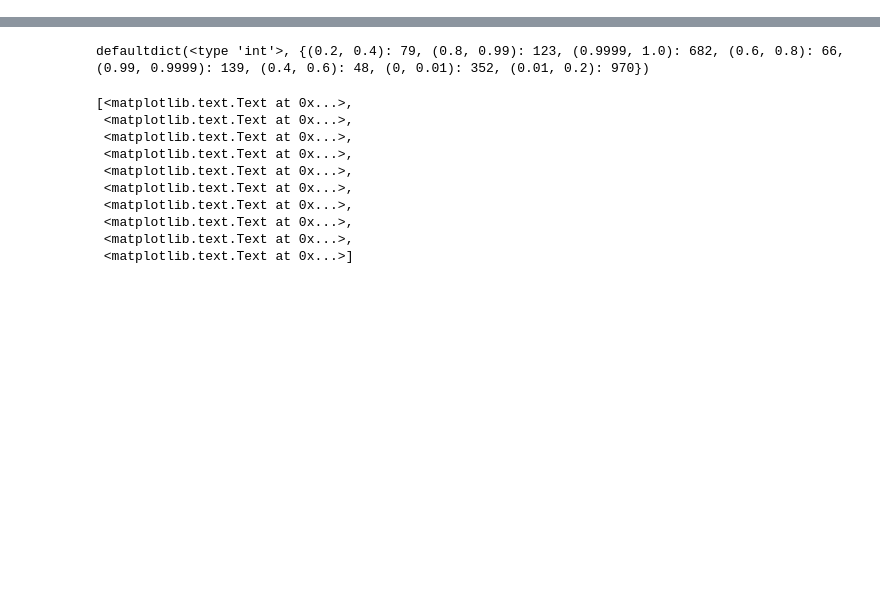
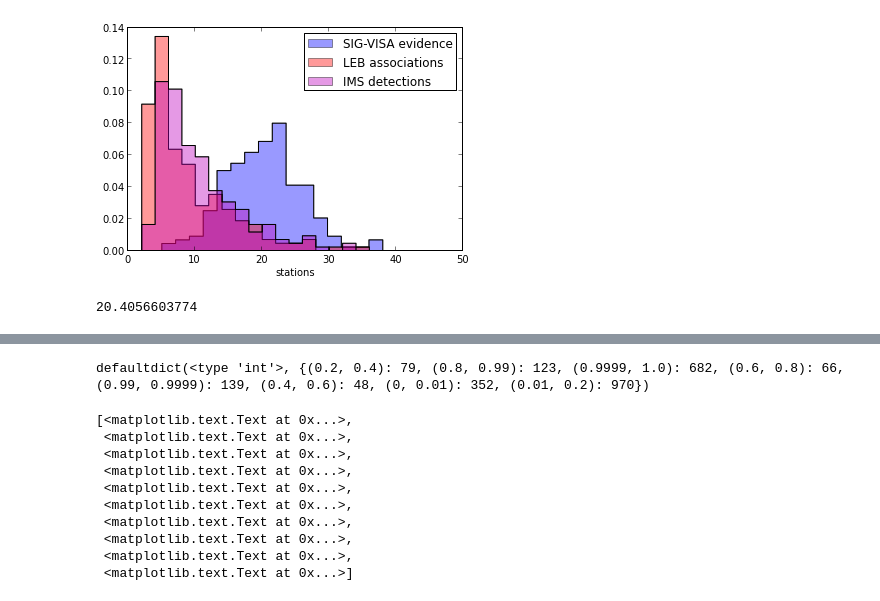
Before and after one commit to davmre/sigvisa, a Jupyter notebook: sigvisa model sensitivity.ipynb, the cells around one changed output, grey strips where cells are left out. Drawn from its saved outputs; the diff is of its cells as text; code cells hidden in the pictures; blank space fills up the shorter version.

```diff
--- a/sigvisa model sensitivity.ipynb
+++ b/sigvisa model sensitivity.ipynb
@@ -179,0 +275,28 @@ calib_assoc, calib_passoc, calib_ims, calib_leb, calib_sel3 = tally_results(cali
+# %%
+from sigvisa.plotting.histogram import plot_histogram
+
+def compare_tallied_methods(ans):
+    figure()
+    ax=gca()
+    plot_histogram(ans['assoc'].values(), axes=ax, label='SIG-VISA evidence', draw_stats=False, normed=True, bin_size=2, histtype='stepfilled',alpha=0.4)
+    plot_histogram(ans['assoc'].values(), axes=ax, draw_stats=False, normed=True, bin_size=2, histtype='step',alpha=1, edgecolor='black')
+
+    plot_histogram(ans['leb'].values(), axes=ax, label='LEB associations', draw_stats=False, normed=True, bin_size=2, histtype='stepfilled', alpha=0.4)
+    plot_histogram(ans['leb'].values(), axes=ax, draw_stats=False, normed=True, bin_size=2, histtype='step', alpha=1, edgecolor='black')
+
+
+    plot_histogram(ans['ims'].values(), axes=ax, label='IMS detections', draw_stats=False, normed=True, bin_size=2, histtype='stepfilled', alpha=0.4)
+    plot_histogram(ans['ims'].values(), axes=ax, draw_stats=False, normed=True, bin_size=2, histtype='step', alpha=1, edgecolor='black')
+
+    ax.legend()
+
+    gca().set_xlim([-0, 50])
+    ax.set_xlabel('stations')
+
+compare_tallied_methods(real40)
+# %% [output]
+[figure, added]
+# %%
+print np.mean(real40['assoc'].values())
+# %% [output]
+20.4056603774
```
Also changed, not shown: parts of 27 cells of this notebook, 8 other files.
